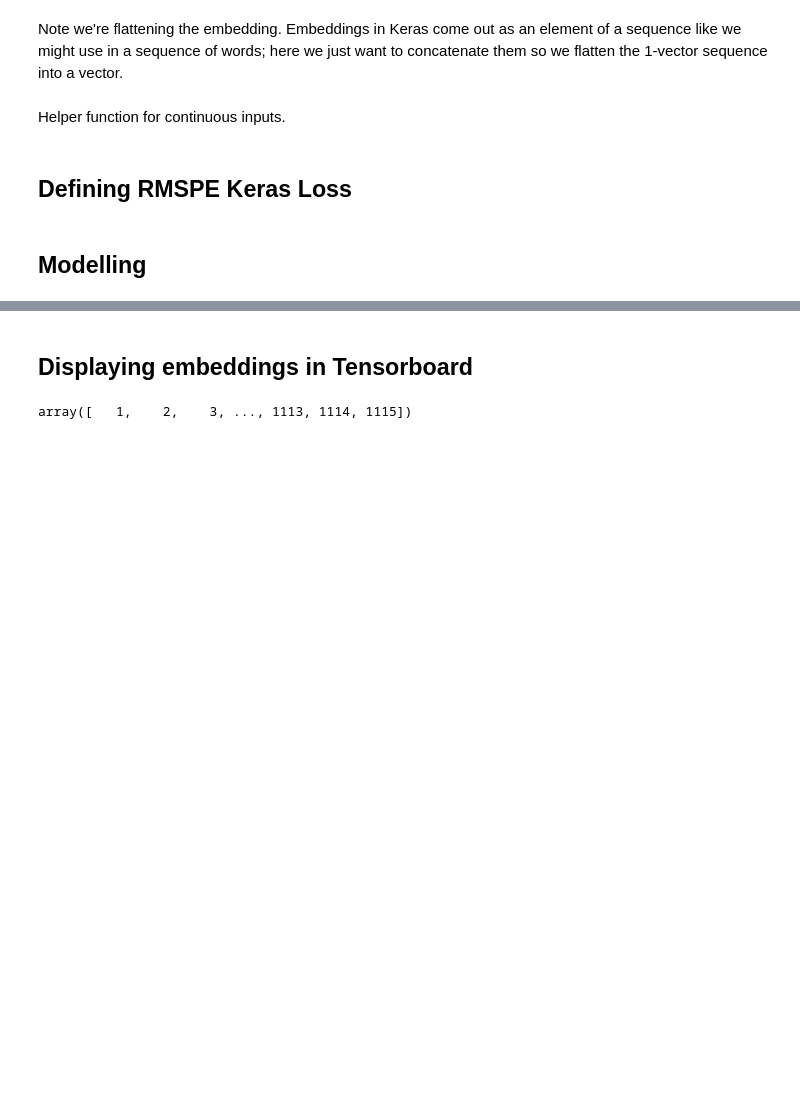
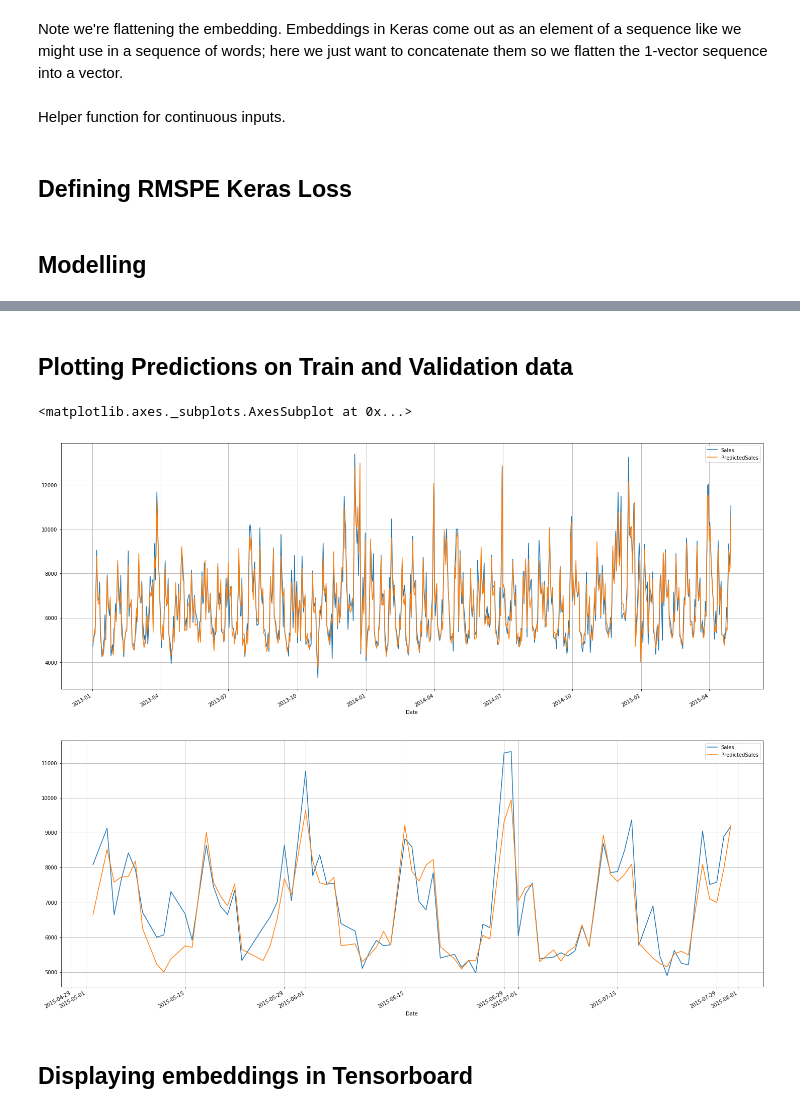
Before and after one commit to airisdata/Rossmann, a Jupyter notebook: rossman_v2.ipynb, the cells around one changed output, grey strips where cells are left out. Saved outputs shown, nothing was run; the diff lists cells and outputs as text; code cells hidden in the pictures; blank space fills up the shorter version.

```diff
--- a/rossman_v2.ipynb
+++ b/rossman_v2.ipynb
@@ -761,3 +779,24 @@ Epoch 00005: val_loss improved from 0.13287 to 0.13266, saving model to /media/2
+# %% [markdown]
+## Plotting Predictions on Train and Validation data
+# %%
+model.load_weights(f"{file_save_path}saved_model_backup_0.08630")
+# %%
+pred_train=model.predict(map_train)
+pred_valid=model.predict(map_valid)
+# %%
+save_train= joined_train[["Store","DayOfWeek","Sales","Customers","Open","Promo","StateHoliday","SchoolHoliday"]]
+save_valid= joined_valid[["Store","DayOfWeek","Sales","Customers","Open","Promo","StateHoliday","SchoolHoliday"]]
+# %%
+save_train["PredictedSales"]=pred_train
+save_valid["PredictedSales"]=pred_valid
+# %%
+store_num=15
+save_train[save_train["Store"]==store_num].plot(y=["Sales","PredictedSales"],figsize=(25,10),grid=True)
+save_valid[save_valid["Store"]==store_num].plot(y=["Sales","PredictedSales"],figsize=(25,10),grid=True)
+# %% [output]
+<matplotlib.axes._subplots.AxesSubplot at 0x...>
+[figure, added]
+[figure, added]
 # %% [markdown]
 ## Displaying embeddings in Tensorboard
 # %%
@@ -773,4 +809,0 @@ store_encoder=[cat_maps[i][1] for i in range(len(cat_maps)) if cat_maps[i][0]=="
-# %%
-store_encoder.classes_
-# %% [output]
-array([   1,    2,    3, ..., 1113, 1114, 1115])
```
Also changed, not shown: parts of 25 cells of this notebook.
